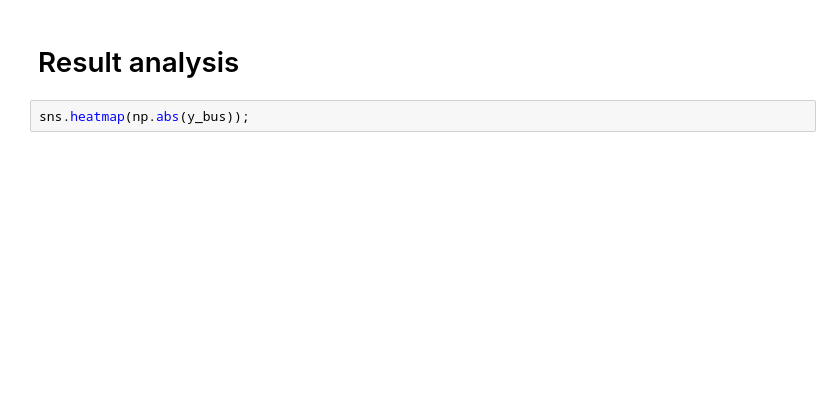
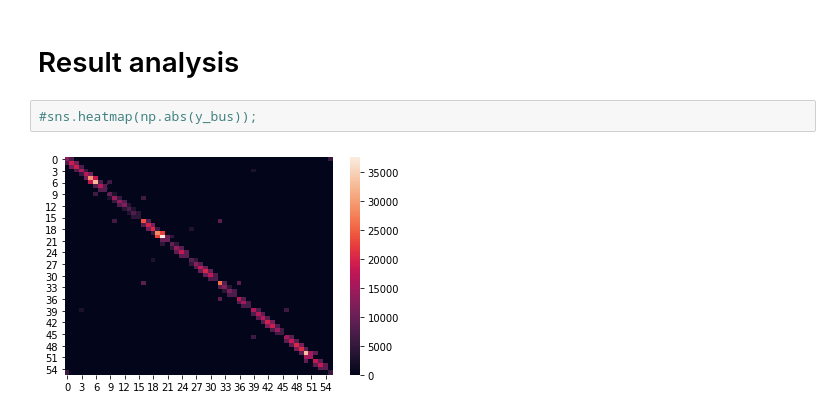
Before and after one commit to DecodEPFL/eiv-grid-id, a Jupyter notebook: notebooks/EF_10_big_network_polar.ipynb, the cells around one changed output. Drawn from its saved outputs; the diff is of its cells as text; blank space fills up the shorter version.

```diff
--- a/notebooks/EF_10_big_network_polar.ipynb
+++ b/notebooks/EF_10_big_network_polar.ipynb
@@ -340,5 +350,7 @@ plt.plot(sparse_tls_cov.tmp)
 # %% [markdown]
 # Result analysis
 # %%
-sns.heatmap(np.abs(y_bus));
+#sns.heatmap(np.abs(y_bus));
+# %% [output]
+[figure, added]
 # %%
```
Also changed, not shown: parts of 10 cells of this notebook, 11 other files.
